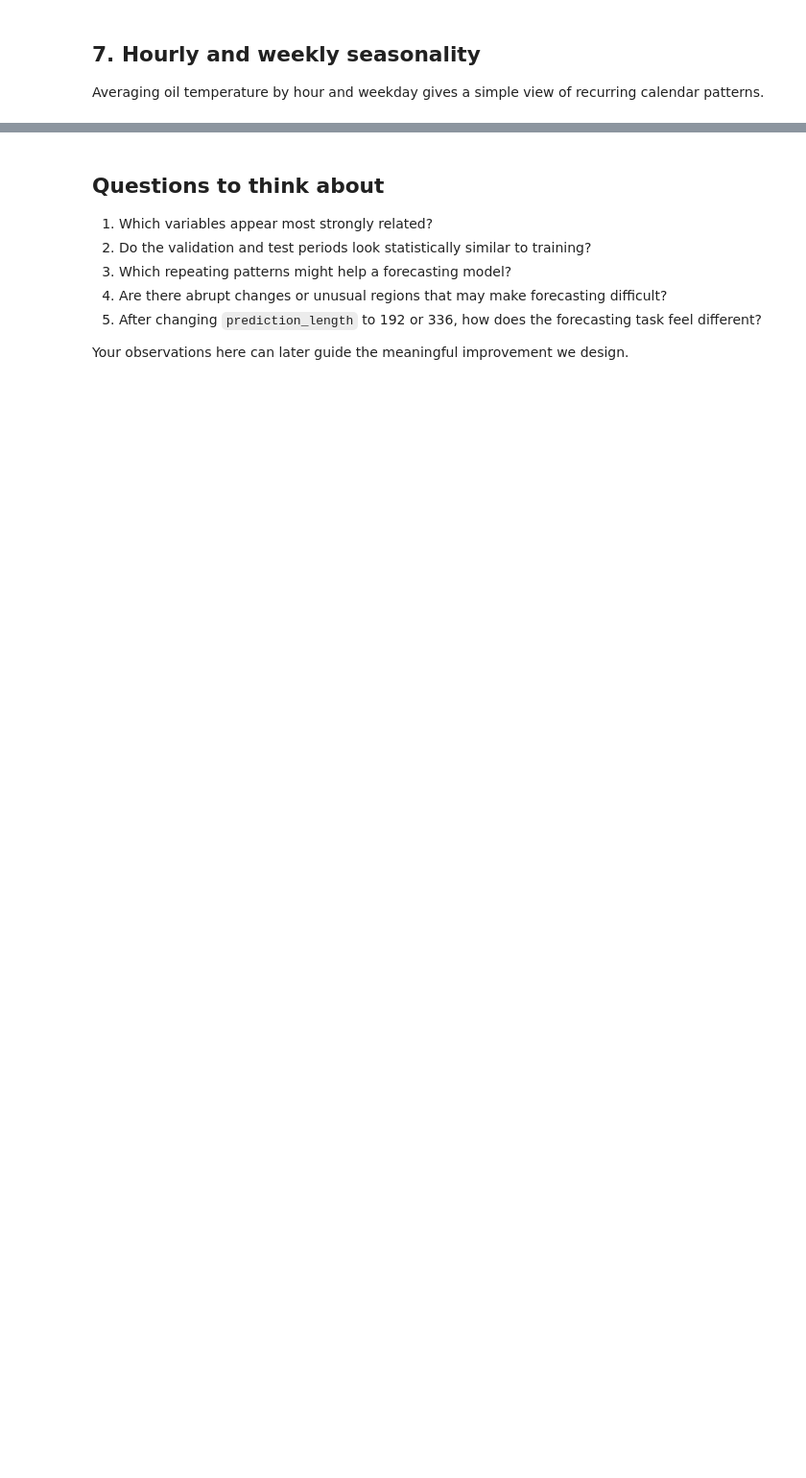
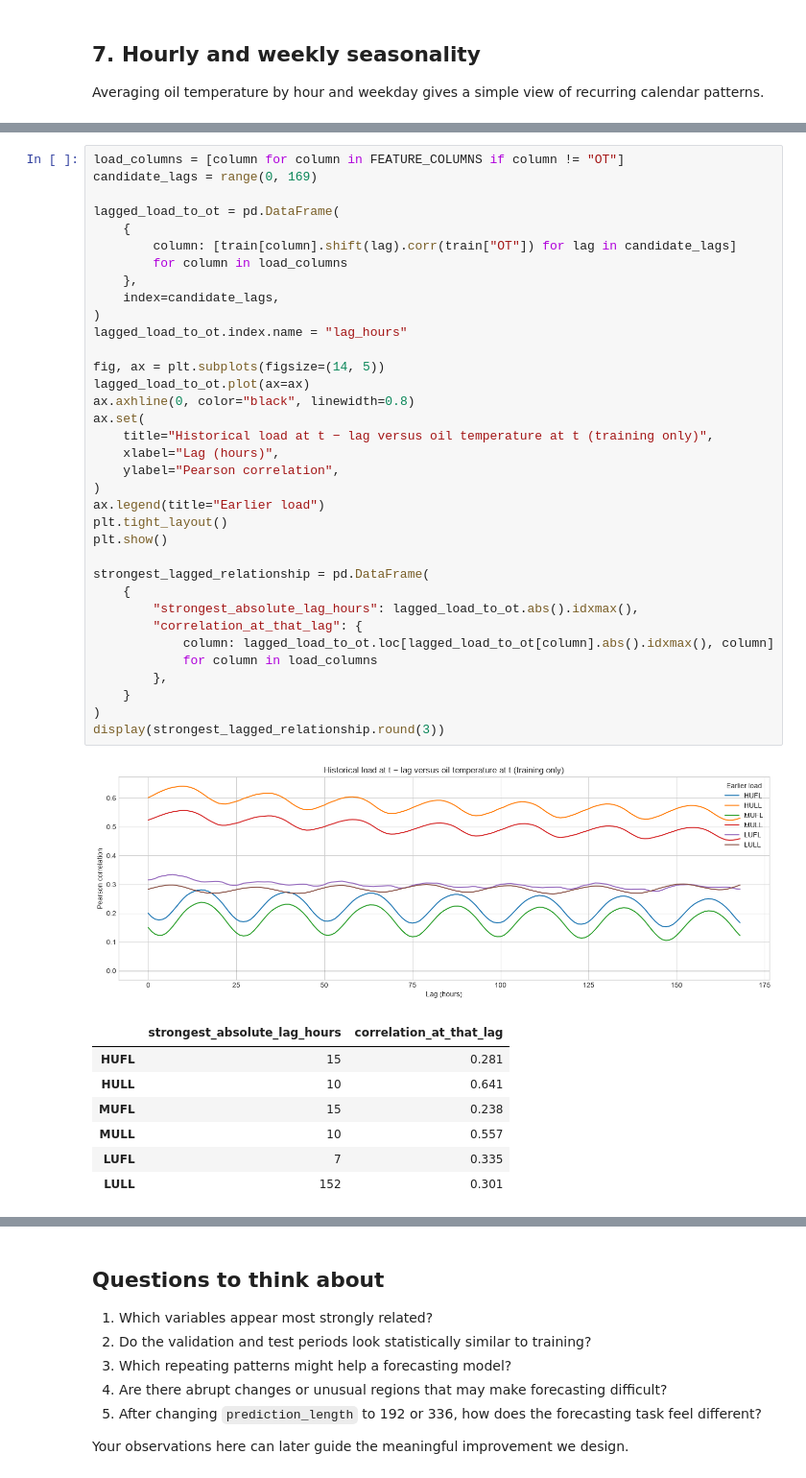
Before and after one commit to Etaiwi/long-horizon-time-series-forecasting, a Jupyter notebook: notebooks/01_etth1_eda.ipynb, the cells around one changed output, grey strips where cells are left out. Shown at 96% size. Drawn from its saved outputs; the diff is of its cells as text; blank space fills up the shorter version.

```diff
--- a/notebooks/01_etth1_eda.ipynb
+++ b/notebooks/01_etth1_eda.ipynb
@@ -162 +303,45 @@ plt.show()
+# %%
+load_columns = [column for column in FEATURE_COLUMNS if column != "OT"]
+candidate_lags = range(0, 169)
+
+lagged_load_to_ot = pd.DataFrame(
+    {
+        column: [train[column].shift(lag).corr(train["OT"]) for lag in candidate_lags]
+        for column in load_columns
+    },
+    index=candidate_lags,
+)
+lagged_load_to_ot.index.name = "lag_hours"
+
+fig, ax = plt.subplots(figsize=(14, 5))
+lagged_load_to_ot.plot(ax=ax)
+ax.axhline(0, color="black", linewidth=0.8)
+ax.set(
+    title="Historical load at t − lag versus oil temperature at t (training only)",
+    xlabel="Lag (hours)",
+    ylabel="Pearson correlation",
+)
+ax.legend(title="Earlier load")
+plt.tight_layout()
+plt.show()
+
+strongest_lagged_relationship = pd.DataFrame(
+    {
+        "strongest_absolute_lag_hours": lagged_load_to_ot.abs().idxmax(),
+        "correlation_at_that_lag": {
+            column: lagged_load_to_ot.loc[lagged_load_to_ot[column].abs().idxmax(), column]
+            for column in load_columns
+        },
+    }
+)
+display(strongest_lagged_relationship.round(3))
+# %% [output]
+[figure, added]
+|  | strongest_absolute_lag_hours | correlation_at_that_lag |
+| HUFL | 15 | 0.281 |
+| HULL | 10 | 0.641 |
+| MUFL | 15 | 0.238 |
+| MULL | 10 | 0.557 |
+| LUFL | 7 | 0.335 |
+| LULL | 152 | 0.301 |
 # %% [markdown]
```
Also changed, not shown: parts of 14 cells of this notebook.
